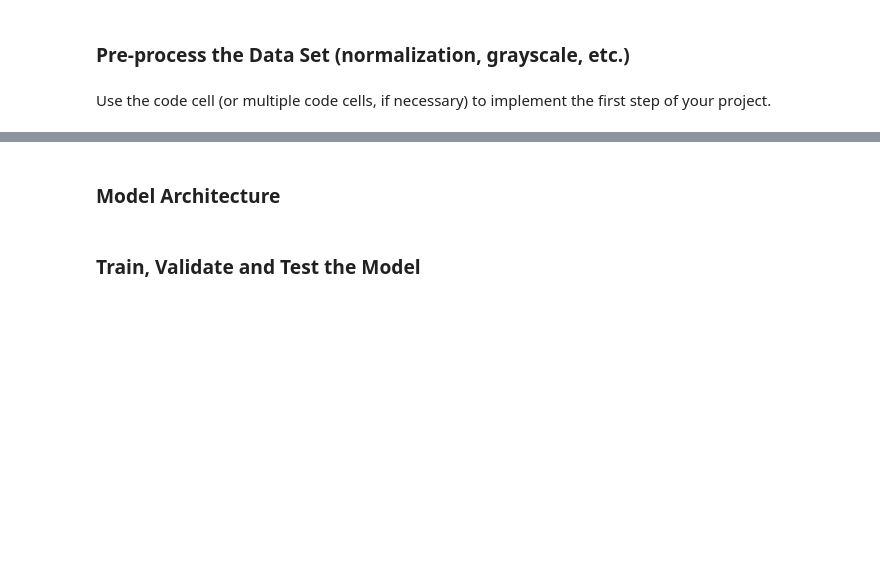
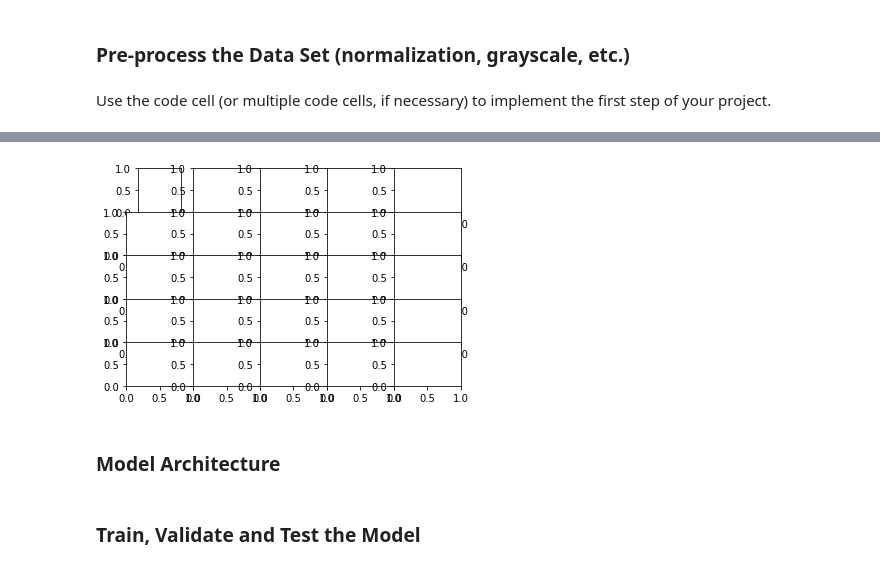
Before and after one commit to josemacenteno/CarND-Traffic-Sign-Classifier-Project, a Jupyter notebook: Traffic_Sign_Classifier.ipynb, the cells around one changed output, grey strips where cells are left out. Cells and saved outputs as stored; diff of their text form; code cells hidden in the pictures; blank space fills up the shorter version.

Commit message:
LeNet and grayscale implementation

```diff
--- a/Traffic_Sign_Classifier.ipynb
+++ b/Traffic_Sign_Classifier.ipynb
@@ -118,0 +170,80 @@ Use the code cell (or multiple code cells, if necessary) to implement the first
+# %%
+### Preprocess the data here. Preprocessing steps could include normalization, converting to grayscale, etc.
+### Feel free to use as many code cells as needed.
+
+from sklearn.utils import shuffle
+import cv2
+
+def min_max_scale(instance):
+    x_min = 0
+    x_max = 255
+    a, b = 0.0, 1.0
+    conversion_factor = (b - a)/(x_max - x_min)
+    return np.add(a,np.multiply(np.subtract(instance,x_min), conversion_factor))
+
+def pre_process(x_in, y_in):
+    x_out = []
+    y_out = y_in
+    for instance in x_in:
+        gray_instance = cv2.cvtColor(instance, cv2.COLOR_RGB2GRAY).reshape((32, 32, 1))
+        x_out.append(min_max_scale(gray_instance))
+
+    return x_out, y_out
+
+
+X_train_pp, y_train_pp = pre_process(X_train_np, y_train_np)
+X_valid_pp, y_valid_pp = pre_process(X_valid_np, y_valid_np)
+X_test_pp, y_test_pp = pre_process(X_test_np, y_test_np)
+
+print("Done pre-processing")
+
+
+### Data exploration visualization code goes here.
+### Feel free to use as many code cells as needed.
+import matplotlib.pyplot as plt
+# Visualizations will be shown in the notebook.
+%matplotlib inline
+
+
+import matplotlib.gridspec as gridspec
+import math
+import random
+
+n_images_to_show = 25
+num_cols = 5
+num_rows = math.ceil(n_images_to_show / num_cols)
+
+
+fig = plt.figure()
+gs = gridspec.GridSpec(num_rows, num_cols, wspace=0.0)
+
+ax = [plt.subplot(gs[i]) for i in range(num_rows*num_cols)]
+gs.update(hspace=0)
+#gs.tight_layout(fig, h_pad=0,w_pad=0)
+def image_gen():
+    for index in range(n_images_to_show):
+        random_index =random.randint(0,n_train - 1)
+        yield X_train_pp[random_index]
+
+for i, im in enumerate(image_gen()):
+    ax[i].imshow(im)
+    ax[i].axis('off')
+    #ax_grid[i/num_cols,i-(i/num_cols)*num_cols].imshow(im) # The AxesGrid object work as a list of axes.
+    #ax_grid[i/num_cols,i-(i/num_cols)*num_cols].axis('off')
+
+"""
+all_axes = fig.get_axes()
+for ax in all_axes:
+    for sp in ax.spines.values():
+        sp.set_visible(False)
+    if ax.is_first_row():
+        ax.spines['top'].set_visible(True)
+    if ax.is_last_row():
+        ax.spines['bottom'].set_visible(True)
+    if ax.is_first_col():
+        ax.spines['left'].set_visible(True)
+    if ax.is_last_col():
+        ax.spines['right'].set_visible(True)
+"""
+plt.show()
+# %% [output]
@@ -119,2 +252,3 @@ Use the code cell (or multiple code cells, if necessary) to implement the first
+[figure, added]
 # %% [markdown]
 ### Model Architecture
```
Also changed, not shown: parts of 11 cells of this notebook.
